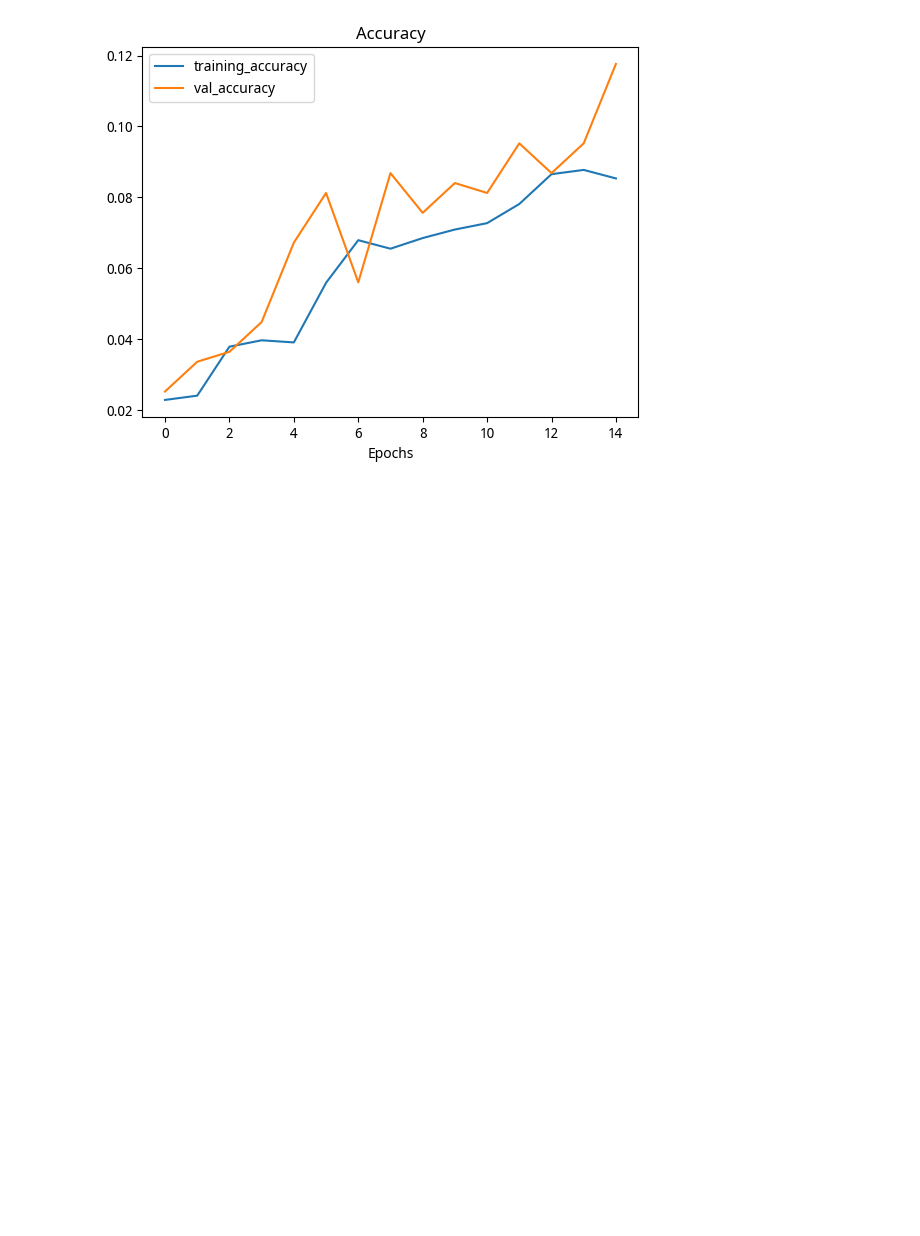
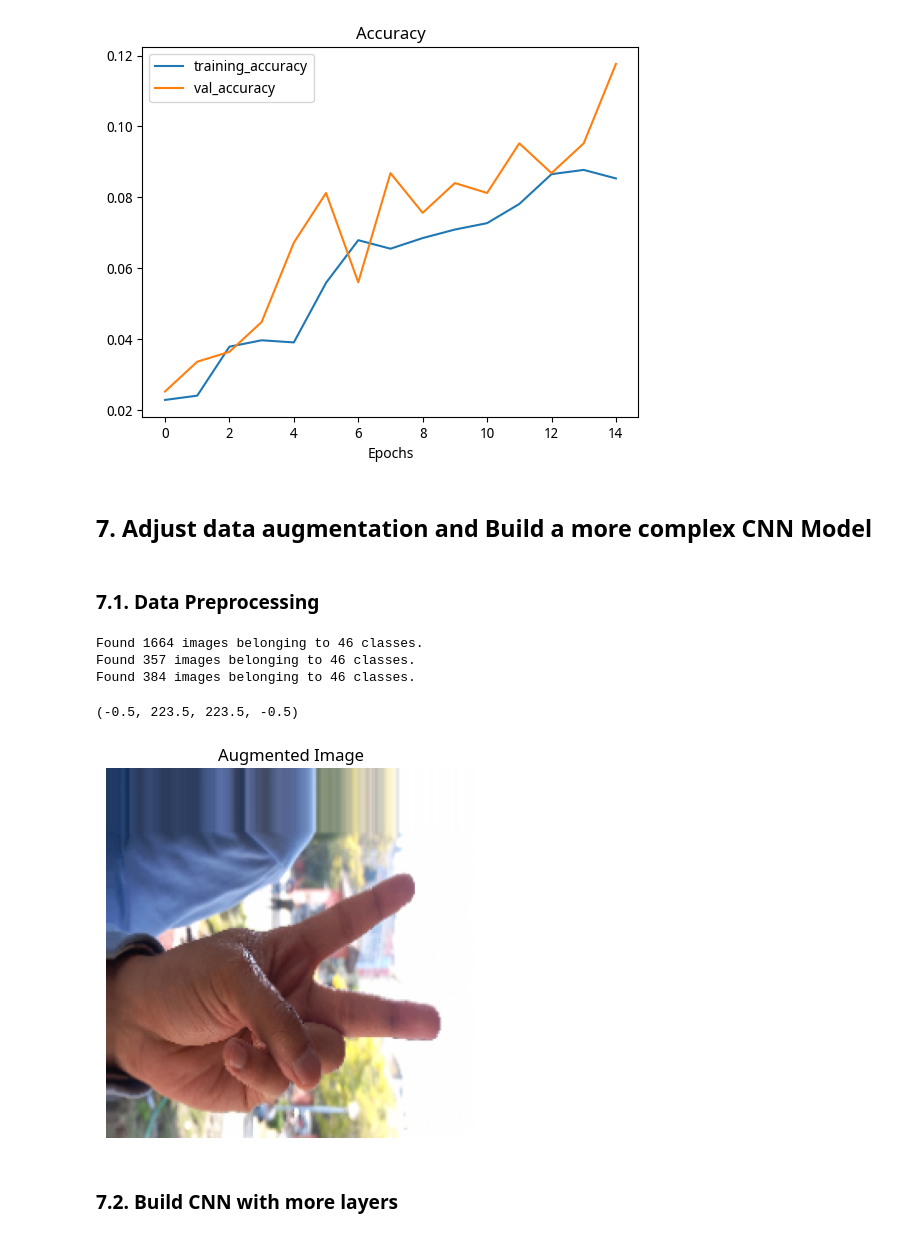
Before and after one commit to afterSt0rm/Nepali-Sign-Language-Recognition, a Jupyter notebook: Nepali Sign Language Classification/Nepali_Sign_Langauge_Recognition (Classification).ipynb, the cells around one changed output. Saved outputs shown, nothing was run; the diff lists cells and outputs as text; code cells hidden in the pictures; blank space fills up the shorter version.

Commit message:
Adjust data augmentation and add Convolutional layers to CNN

```diff
--- a/Nepali Sign Language Classification/Nepali_Sign_Langauge_Recognition (Classification).ipynb
+++ b/Nepali Sign Language Classification/Nepali_Sign_Langauge_Recognition (Classification).ipynb
@@ -205,3 +205,58 @@ plot_curves(sign_recognition_1_history)
 # %% [output]
 [figure]
 [figure]
+# %% [markdown]
+## 7. Adjust data augmentation and Build a more complex CNN Model
+# %% [markdown]
+### 7.1. Data Preprocessing
+# %%
+# Create train, test and validation data generators and apply image augmentation to training data
+train_datagen_2 = ImageDataGenerator(rescale=1/255.,
+                                   rotation_range=0.2,
+                                   shear_range=0.2,
+                                   zoom_range=0.2,
+                                   width_shift_range=0.2,
+                                   horizontal_flip=True
+                                  )
+
+valid_datagen = ImageDataGenerator(rescale=1/255.)
+test_datagen = ImageDataGenerator(rescale=1/255.)
+# %%
+# St image size and batch size
+IMG_SIZE = (224, 224)
+BATCH_SIZE = 32
+# %%
+# Load data from directories and turn it into batches
+train_data_aug_2 = train_datagen_2.flow_from_directory(directory=train_dir,
+                                               batch_size=BATCH_SIZE,
+                                               target_size=IMG_SIZE,
+                                               class_mode="categorical"
+                                              )
+
+valid_data = valid_datagen.flow_from_directory(directory=val_dir,
+                                               batch_size=BATCH_SIZE,
+                                               target_size=IMG_SIZE,
+                                               class_mode="categorical"
+                                              )
+
+test_data = test_datagen.flow_from_directory(directory=test_dir,
+                                               batch_size=BATCH_SIZE,
+                                               target_size=IMG_SIZE,
+                                               class_mode="categorical"
+                                              )
+# %% [output]
+Found 1664 images belonging to 46 classes.
+Found 357 images belonging to 46 classes.
+Found 384 images belonging to 46 classes.
+# %%
+# Get a random sample of augmented image from data batch
+images, labels = train_data_aug_2.next()
+random_number = random.randint(0, 31)
+plt.imshow(images[random_number])
+plt.title("Augmented Image")
+plt.axis(False)
+# %% [output]
+(-0.5, 223.5, 223.5, -0.5)
+[figure, added]
+# %% [markdown]
+### 7.2. Build CNN with more layers
```
Also changed, not shown: parts of 8 cells of this notebook.
